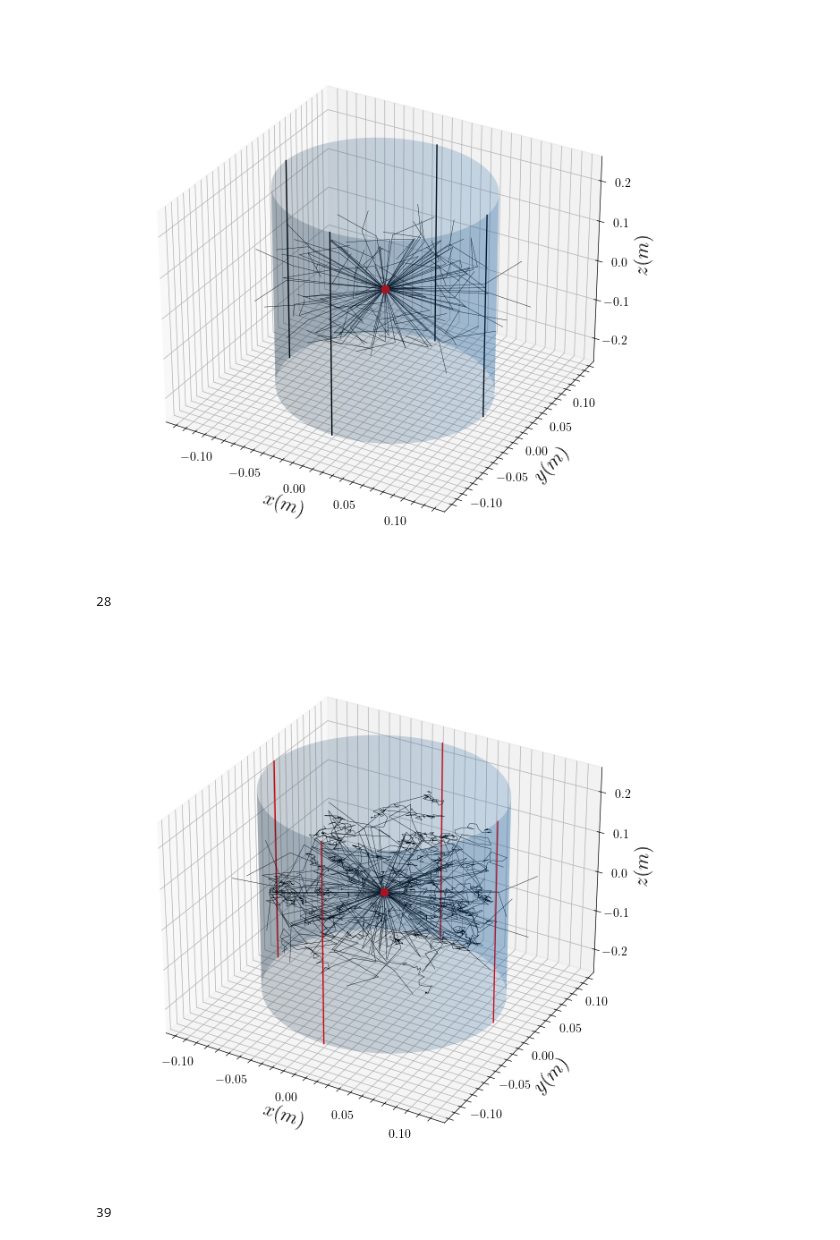
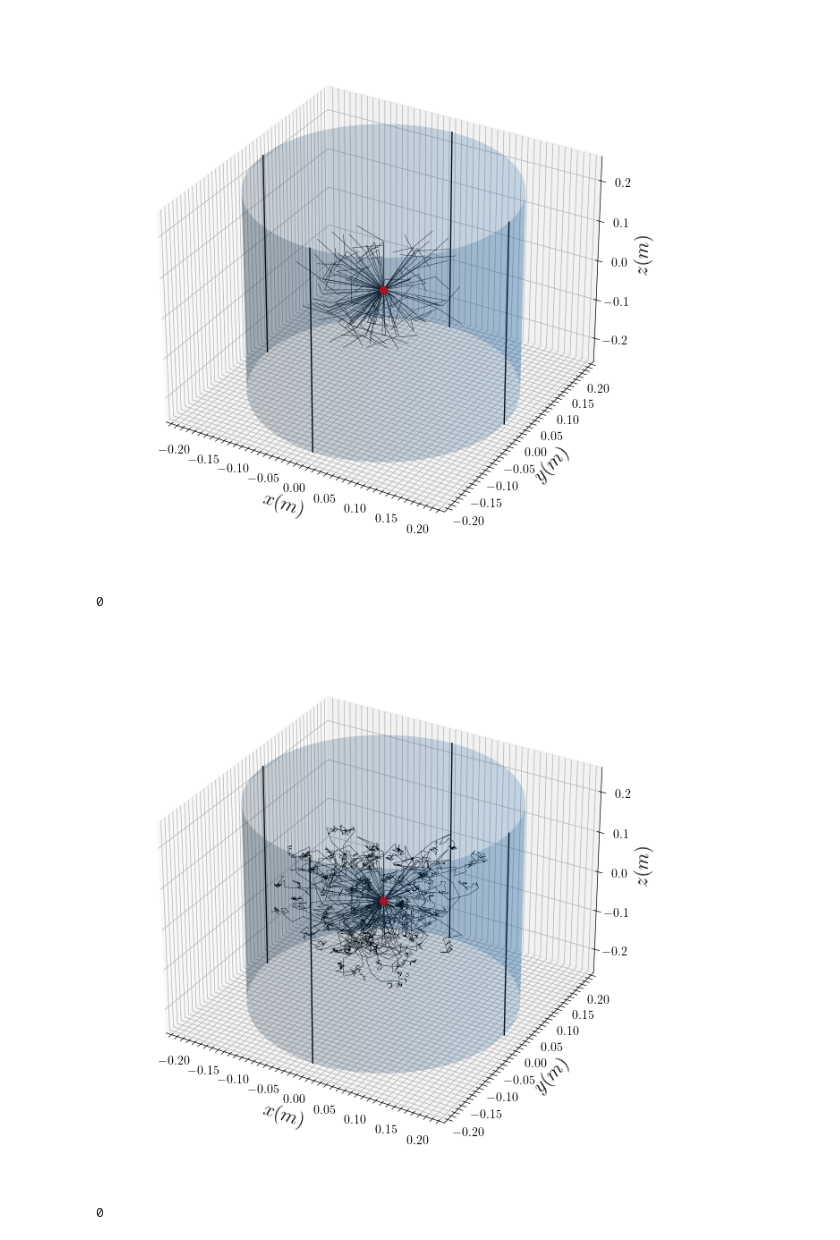
Before and after one commit to DerkNiessink/NeutroWater, a Jupyter notebook: collision.ipynb, the cells around one changed output. Saved outputs shown, nothing was run; the diff lists cells and outputs as text; code cells hidden in the pictures.

Commit message:
Small plotting adjustments

```diff
--- a/collision.ipynb
+++ b/collision.ipynb
@@ -20,7 +20,7 @@ def plot_trajectories(positions: np.ndarray, radius: float = None, height: float
         x = [p[0] for p in position]
         y = [p[1] for p in position]
         z = [p[2] for p in position]
-        ax.plot(x, y, z, c="k", linewidth=0.3)
+        ax.plot(x, y, z, c="k", linewidth=0.3, alpha=0.5)
 
     ax.plot(0, 0, 0, "o", c="r")
     ax.set_xlabel("$x(m)$", fontsize=16)
@@ -48,23 +48,23 @@ energies = list(data["Energy(eV)"])
 # %%
 nNeutrons = 100
 initial_positions = [np.array([0, 0, 0]) for _ in range(nNeutrons)]
 initial_energies = [10*10**6 for _ in range(nNeutrons)]
 
-diffusing_neutrons = DiffusingNeutrons(mean_free_paths, energies, initial_positions, initial_energies, radius_tank=0.1, height_tank=0.5)
+diffusing_neutrons = DiffusingNeutrons(mean_free_paths, energies, initial_positions, initial_energies, radius_tank=0.2, height_tank=0.5)
 diffusing_neutrons.diffuse(nCollisions=2)
 
 plot_trajectories(diffusing_neutrons.get_positions(), diffusing_neutrons.tank.radius, diffusing_neutrons.tank.height)
 diffusing_neutrons.get_number_escaped_neutrons()
 # %% [output]
-[figure, old version]
+[figure, new version]
-28
+0
 # %%
 diffusing_neutrons.diffuse(nCollisions=30)
 plot_trajectories(diffusing_neutrons.get_positions(), diffusing_neutrons.tank.radius, diffusing_neutrons.tank.height)
 diffusing_neutrons.get_number_escaped_neutrons()
 # %% [output]
-[figure, old version]
+[figure, new version]
-39
+0
 # %%
 nNeutrons = 1000
 initial_positions = [np.array([0, 0, 0]) for _ in range(nNeutrons)]
```
Also changed, not shown: parts of 2 cells of this notebook.
